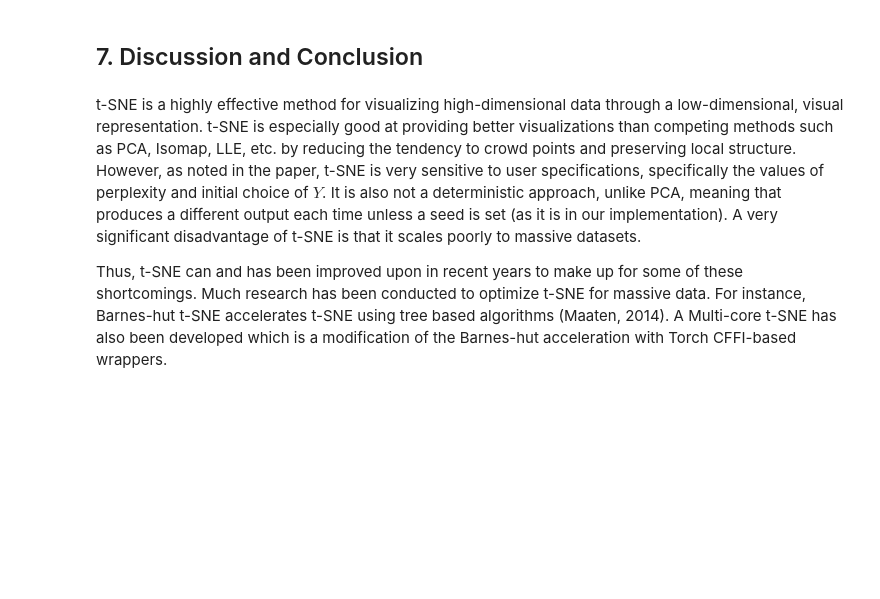
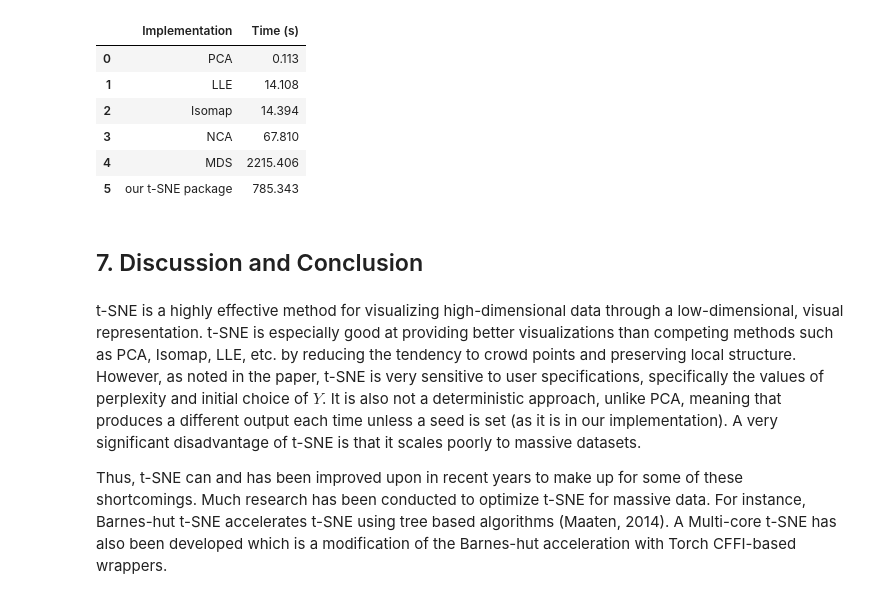
Before and after one commit to aashareddy14/tsne_project, a Jupyter notebook: Report/Report.ipynb, the cells around one changed output. Cells and saved outputs as stored; diff of their text form; code cells hidden in the pictures; blank space fills up the shorter version.

```diff
--- a/Report/Report.ipynb
+++ b/Report/Report.ipynb
@@ -281,4 +294,16 @@ While there is a bit of grouping where classes cluster together, there is again
 To summarize:
+# %%
+import pandas as pd
+speed_comparison = pd.read_csv('Report_Plots/comparison_speed_table.csv', header = 0, names = ['Implementation', 'Time (s)'])
+speed_comparison
+# %% [output]
+|  | Implementation | Time (s) |
+| 0 | PCA | 0.113 |
+| 1 | LLE | 14.108 |
+| 2 | Isomap | 14.394 |
+| 3 | NCA | 67.810 |
+| 4 | MDS | 2215.406 |
+| 5 | our t-SNE package | 785.343 |
 # %% [markdown]
 ## 7. Discussion and Conclusion
 # %% [markdown]
```
Also changed, not shown: parts of 8 cells of this notebook.
